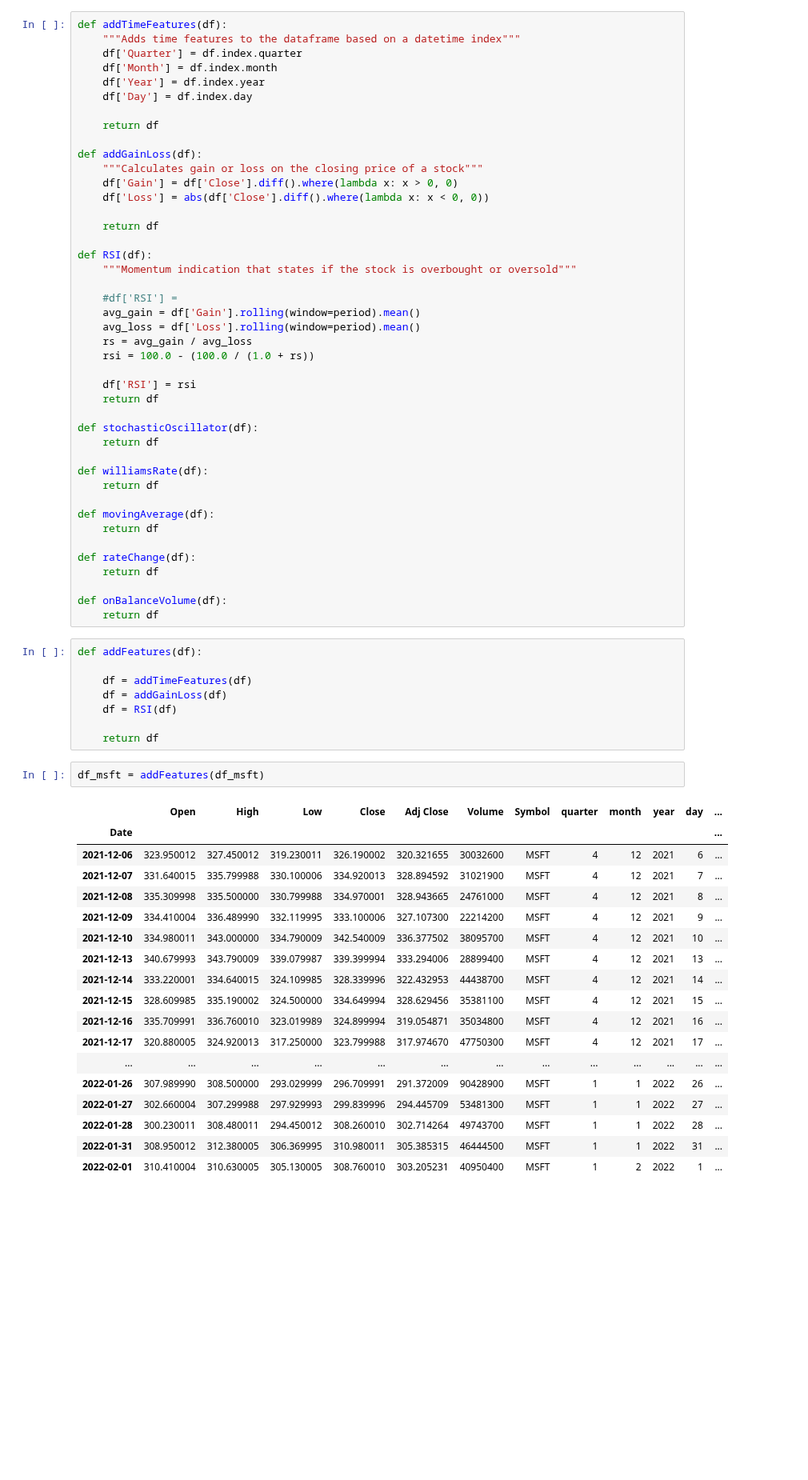
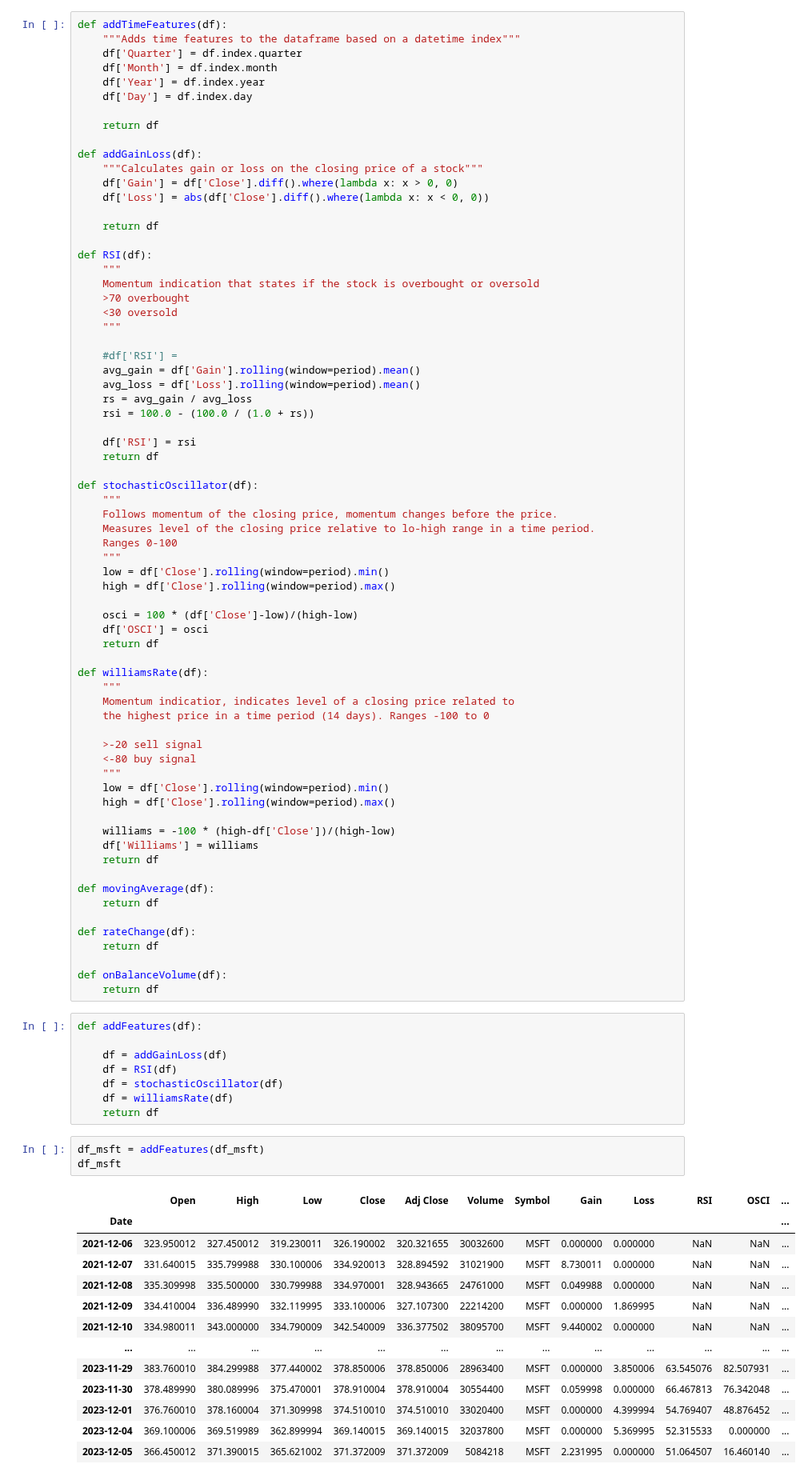
Before and after one commit to karla-mond/stockPred-Mex, a Jupyter notebook: xgboost/tsf_xgboost.ipynb, the cells around one changed output. Shown at 80% size. Saved outputs shown, nothing was run; the diff lists cells and outputs as text; blank space fills up the shorter version.

Commit message:
added oscillator and williams rate

```diff
--- a/xgboost/tsf_xgboost.ipynb
+++ b/xgboost/tsf_xgboost.ipynb
@@ -129,7 +129,11 @@ def addGainLoss(df):
     return df
 
 def RSI(df):
-    """Momentum indication that states if the stock is overbought or oversold"""
+    """
+    Momentum indication that states if the stock is overbought or oversold
+    >70 overbought
+    <30 oversold
+    """
 
     #df['RSI'] =
     avg_gain = df['Gain'].rolling(window=period).mean()
@@ -141,9 +145,31 @@ def RSI(df):
     return df
 
 def stochasticOscillator(df):
+    """
+    Follows momentum of the closing price, momentum changes before the price.
+    Measures level of the closing price relative to lo-high range in a time period.
+    Ranges 0-100
+    """
+    low = df['Close'].rolling(window=period).min()
+    high = df['Close'].rolling(window=period).max()
+
+    osci = 100 * (df['Close']-low)/(high-low)
+    df['OSCI'] = osci
     return df
 
 def williamsRate(df):
+    """
+    Momentum indicatior, indicates level of a closing price related to
+    the highest price in a time period (14 days). Ranges -100 to 0
+
+    >-20 sell signal
+    <-80 buy signal
+    """
+    low = df['Close'].rolling(window=period).min()
+    high = df['Close'].rolling(window=period).max()
+
+    williams = -100 * (high-df['Close'])/(high-low)
+    df['Williams'] = williams
     return df
 
 def movingAverage(df):
@@ -157,29 +183,25 @@ def onBalanceVolume(df):
 # %%
 def addFeatures(df):
 
-    df = addTimeFeatures(df)
     df = addGainLoss(df)
     df = RSI(df)
-
+    df = stochasticOscillator(df)
+    df = williamsRate(df)
     return df
 # %%
 df_msft = addFeatures(df_msft)
+df_msft
 # %% [output]
-|  | Open | High | Low | Close | Adj Close | Volume | Symbol | quarter | month | year | day | ... |
+|  | Open | High | Low | Close | Adj Close | Volume | Symbol | Gain | Loss | RSI | OSCI | ... |
 | Date |  |  |  |  |  |  |  |  |  |  |  | ... |
-| 2021-12-06 | 323.950012 | 327.450012 | 319.230011 | 326.190002 | 320.321655 | 30032600 | MSFT | 4 | 12 | 2021 | 6 | ... |
-| 2021-12-07 | 331.640015 | 335.799988 | 330.100006 | 334.920013 | 328.894592 | 31021900 | MSFT | 4 | 12 | 2021 | 7 | ... |
-| 2021-12-08 | 335.309998 | 335.500000 | 330.799988 | 334.970001 | 328.943665 | 24761000 | MSFT | 4 | 12 | 2021 | 8 | ... |
-| 2021-12-09 | 334.410004 | 336.489990 | 332.119995 | 333.100006 | 327.107300 | 22214200 | MSFT | 4 | 12 | 2021 | 9 | ... |
-| 2021-12-10 | 334.980011 | 343.000000 | 334.790009 | 342.540009 | 336.377502 | 38095700 | MSFT | 4 | 12 | 2021 | 10 | ... |
-| 2021-12-13 | 340.679993 | 343.790009 | 339.079987 | 339.399994 | 333.294006 | 28899400 | MSFT | 4 | 12 | 2021 | 13 | ... |
-| 2021-12-14 | 333.220001 | 334.640015 | 324.109985 | 328.339996 | 322.432953 | 44438700 | MSFT | 4 | 12 | 2021 | 14 | ... |
-| 2021-12-15 | 328.609985 | 335.190002 | 324.500000 | 334.649994 | 328.629456 | 35381100 | MSFT | 4 | 12 | 2021 | 15 | ... |
-| 2021-12-16 | 335.709991 | 336.760010 | 323.019989 | 324.899994 | 319.054871 | 35034800 | MSFT | 4 | 12 | 2021 | 16 | ... |
-| 2021-12-17 | 320.880005 | 324.920013 | 317.250000 | 323.799988 | 317.974670 | 47750300 | MSFT | 4 | 12 | 2021 | 17 | ... |
+| 2021-12-06 | 323.950012 | 327.450012 | 319.230011 | 326.190002 | 320.321655 | 30032600 | MSFT | 0.000000 | 0.000000 | NaN | NaN | ... |
+| 2021-12-07 | 331.640015 | 335.799988 | 330.100006 | 334.920013 | 328.894592 | 31021900 | MSFT | 8.730011 | 0.000000 | NaN | NaN | ... |
+| 2021-12-08 | 335.309998 | 335.500000 | 330.799988 | 334.970001 | 328.943665 | 24761000 | MSFT | 0.049988 | 0.000000 | NaN | NaN | ... |
+| 2021-12-09 | 334.410004 | 336.489990 | 332.119995 | 333.100006 | 327.107300 | 22214200 | MSFT | 0.000000 | 1.869995 | NaN | NaN | ... |
+| 2021-12-10 | 334.980011 | 343.000000 | 334.790009 | 342.540009 | 336.377502 | 38095700 | MSFT | 9.440002 | 0.000000 | NaN | NaN | ... |
 | ... | ... | ... | ... | ... | ... | ... | ... | ... | ... | ... | ... | ... |
-| 2022-01-26 | 307.989990 | 308.500000 | 293.029999 | 296.709991 | 291.372009 | 90428900 | MSFT | 1 | 1 | 2022 | 26 | ... |
-| 2022-01-27 | 302.660004 | 307.299988 | 297.929993 | 299.839996 | 294.445709 | 53481300 | MSFT | 1 | 1 | 2022 | 27 | ... |
-| 2022-01-28 | 300.230011 | 308.480011 | 294.450012 | 308.260010 | 302.714264 | 49743700 | MSFT | 1 | 1 | 2022 | 28 | ... |
-| 2022-01-31 | 308.950012 | 312.380005 | 306.369995 | 310.980011 | 305.385315 | 46444500 | MSFT | 1 | 1 | 2022 | 31 | ... |
-| 2022-02-01 | 310.410004 | 310.630005 | 305.130005 | 308.760010 | 303.205231 | 40950400 | MSFT | 1 | 2 | 2022 | 1 | ... |
+| 2023-11-29 | 383.760010 | 384.299988 | 377.440002 | 378.850006 | 378.850006 | 28963400 | MSFT | 0.000000 | 3.850006 | 63.545076 | 82.507931 | ... |
+| 2023-11-30 | 378.489990 | 380.089996 | 375.470001 | 378.910004 | 378.910004 | 30554400 | MSFT | 0.059998 | 0.000000 | 66.467813 | 76.342048 | ... |
+| 2023-12-01 | 376.760010 | 378.160004 | 371.309998 | 374.510010 | 374.510010 | 33020400 | MSFT | 0.000000 | 4.399994 | 54.769407 | 48.876452 | ... |
+| 2023-12-04 | 369.100006 | 369.519989 | 362.899994 | 369.140015 | 369.140015 | 32037800 | MSFT | 0.000000 | 5.369995 | 52.315533 | 0.000000 | ... |
+| 2023-12-05 | 366.450012 | 371.390015 | 365.621002 | 371.372009 | 371.372009 | 5084218 | MSFT | 2.231995 | 0.000000 | 51.064507 | 16.460140 | ... |
```
Also changed, not shown: parts of 1 cell of this notebook.
